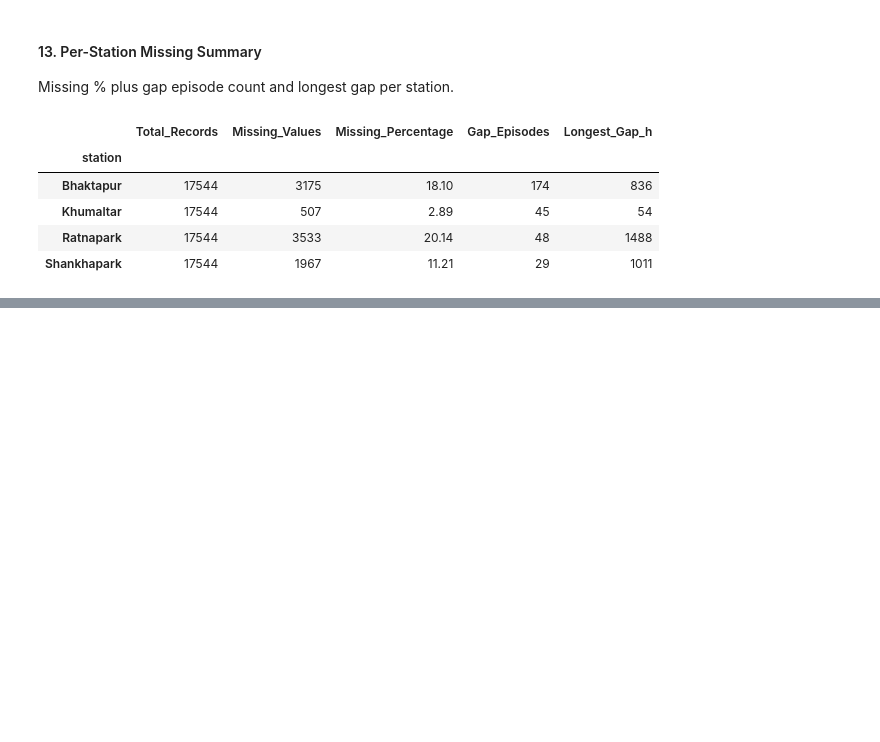
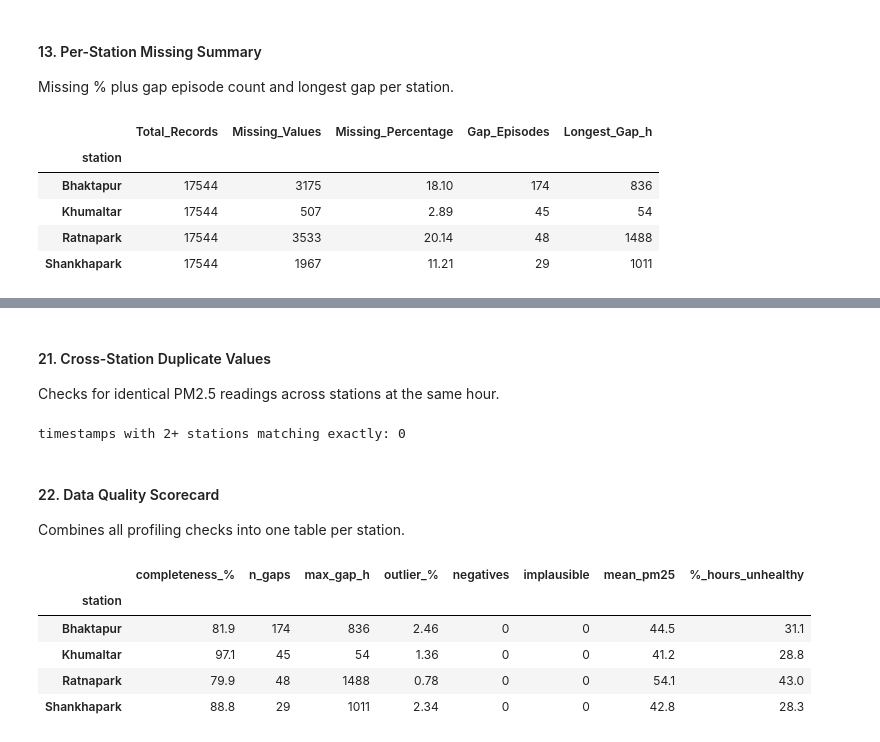
Before and after one commit to susmitahkhanal/kathmandu_pm25_forecasting, a Jupyter notebook: index.ipynb, the cells around one changed output, grey strips where cells are left out. Cells and saved outputs as stored; diff of their text form; code cells hidden in the pictures; blank space fills up the shorter version.

```diff
--- a/index.ipynb
+++ b/index.ipynb
@@ -256,0 +348,15 @@ station_summary
+# %%
+PHYSICAL_MAX = 1000.0
+
+def longest_run(s):
+    s = s.dropna()
+    if s.empty:
+        return 0
+    return s.groupby(s.ne(s.shift()).cumsum()).transform("size").max()
+
+anomalies = aqi_data.groupby("station")[PM25_COL].agg(
+    negatives=lambda s: (s < 0).sum(),
+    implausible=lambda s: (s > PHYSICAL_MAX).sum(),
+    longest_run=longest_run,
+)
+anomalies
@@ -256,0 +370,42 @@ station_summary
+# %% [markdown]
+#### 21. Cross-Station Duplicate Values
+
+Checks for identical PM2.5 readings across stations at the same hour.
+# %%
+wide = aqi_data.pivot_table(index="timestamp", columns="station", values=PM25_COL)
+same_value_hits = wide.apply(lambda row: row.dropna().duplicated().any(), axis=1).sum()
+print("timestamps with 2+ stations matching exactly:", same_value_hits)
+# %% [output]
+timestamps with 2+ stations matching exactly: 0
+# %% [markdown]
+#### 22. Data Quality Scorecard
+
+Combines all profiling checks into one table per station.
+# %%
+rows = []
+for s in STATIONS:
+    full = full_data.loc[full_data.station == s, PM25_COL]
+    ok = full.dropna()
+    gl = gap_lengths(full.isna())
+    rows.append({
+        "station": s,
+        "completeness_%": round(full.notna().mean() * 100, 1),
+        "n_gaps": len(gl),
+        "max_gap_h": int(gl.max()) if len(gl) else 0,
+        "outlier_%": round(iqr_outlier_pct(ok), 2),
+        "negatives": int((ok < 0).sum()),
+        "implausible": int((ok > PHYSICAL_MAX).sum()),
+        "mean_pm25": round(ok.mean(), 1),
+        "%_hours_unhealthy": round((ok > EPA_UNHEALTHY).mean() * 100, 1),
+    })
+
+scorecard = pd.DataFrame(rows).set_index("station")
+scorecard.to_csv(OUT_DIR / "data_quality_scorecard.csv")
+scorecard
+# %% [output]
+|  | completeness_% | n_gaps | max_gap_h | outlier_% | negatives | implausible | mean_pm25 | %_hours_unhealthy |
+| station |  |  |  |  |  |  |  |  |
+| Bhaktapur | 81.9 | 174 | 836 | 2.46 | 0 | 0 | 44.5 | 31.1 |
+| Khumaltar | 97.1 | 45 | 54 | 1.36 | 0 | 0 | 41.2 | 28.8 |
+| Ratnapark | 79.9 | 48 | 1488 | 0.78 | 0 | 0 | 54.1 | 43.0 |
+| Shankhapark | 88.8 | 29 | 1011 | 2.34 | 0 | 0 | 42.8 | 28.3 |
```
Also changed, not shown: parts of 14 cells of this notebook.
